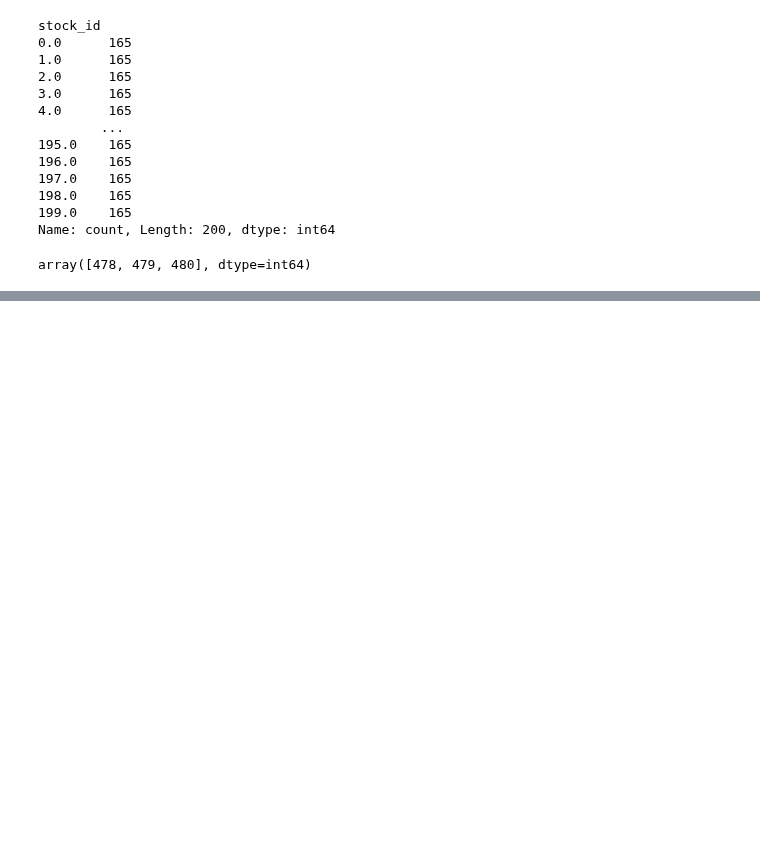
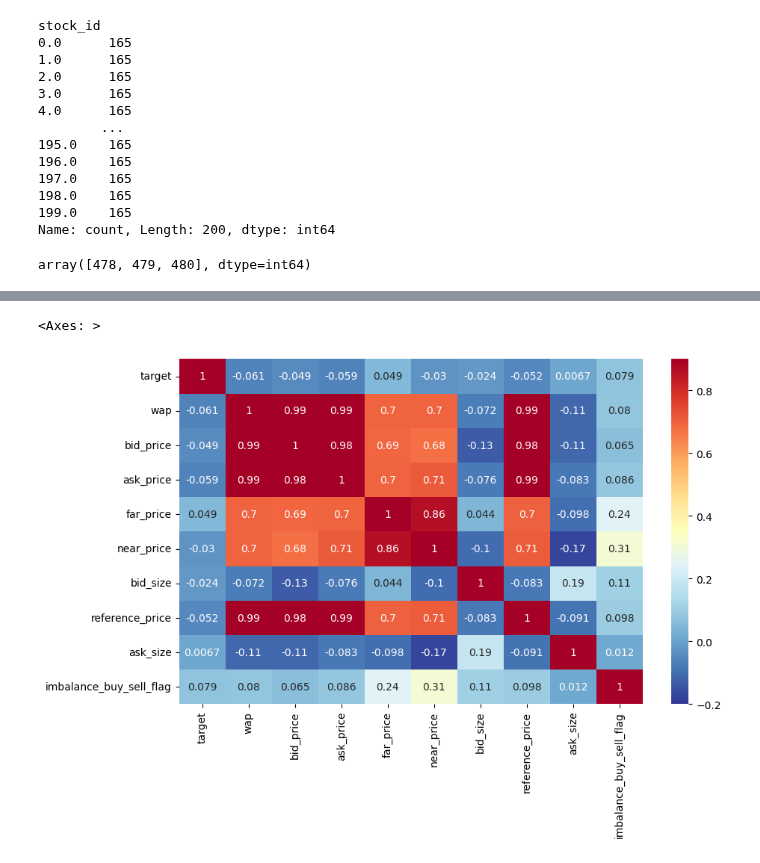
Before and after one commit to huanrafa/ProjectPracticing, a Jupyter notebook: 2023_12(1) Optiver - Trading at the Close/OptiverTrading.ipynb, the cells around one changed output, grey strips where cells are left out. Cells and saved outputs as stored; diff of their text form; code cells hidden in the pictures; blank space fills up the shorter version.

```diff
--- a/2023_12(1) Optiver - Trading at the Close/OptiverTrading.ipynb
+++ b/2023_12(1) Optiver - Trading at the Close/OptiverTrading.ipynb
@@ -318,0 +379,7 @@ array([478, 479, 480], dtype=int64)
+# %%
+# From the histogram above, most of the values of target is in range [-100, 100]. Let's take a look at the outliers:
+outliers = training[(training['target']< -100) | (training['target']>100)]
+print(len(outliers), "\n")
+
+correlation_outliers = outliers.corr()['target'].sort_values()
+correlation
@@ -318,0 +436,12 @@ array([478, 479, 480], dtype=int64)
+# %%
+mini_outliers = outliers[['target', 'wap', 'bid_price', 'ask_price', 'far_price', 'near_price', 'bid_size', 'reference_price', 'ask_size', 'imbalance_buy_sell_flag']]
+mini_outliers_corr = mini_outliers.corr()
+
+plt.figure(figsize=(10,6))
+sns.heatmap(mini_outliers_corr, cmap = plt.cm.RdYlBu_r, annot=True, vmax = 0.9, vmin = -0.2)
+
+# For outliers, the importance of "far_price" and "near_price" increases significantly.
+# The reason could be that in "training" set, some of "far_price" have very high values (>300).
+# %% [output]
+<Axes: >
+[figure, added]
```
Also changed, not shown: parts of 15 cells of this notebook, 1 other file.
